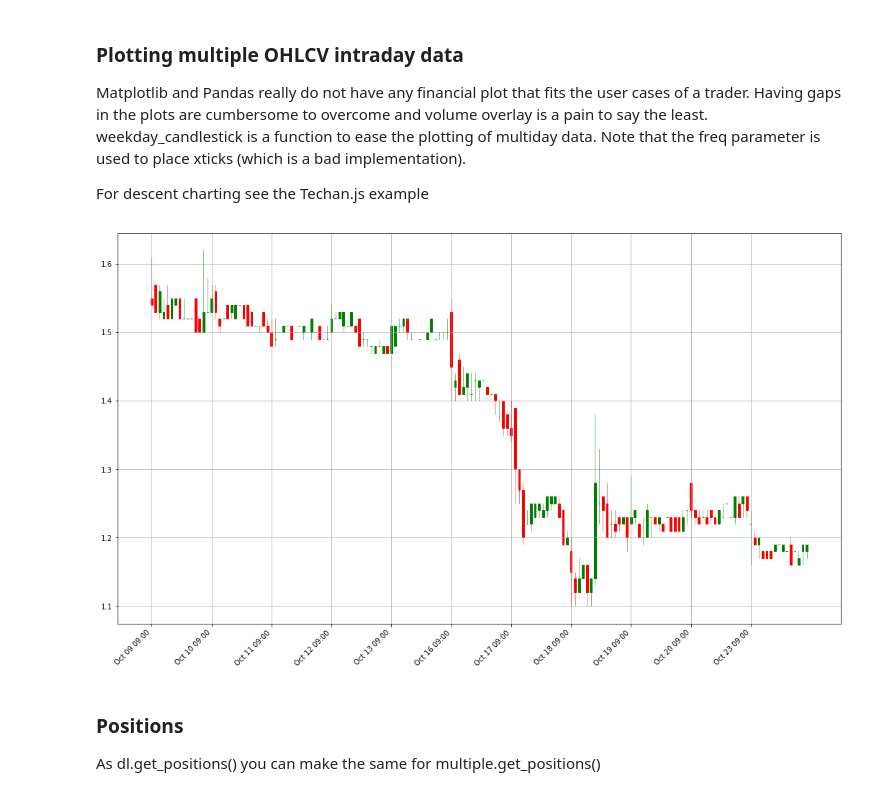
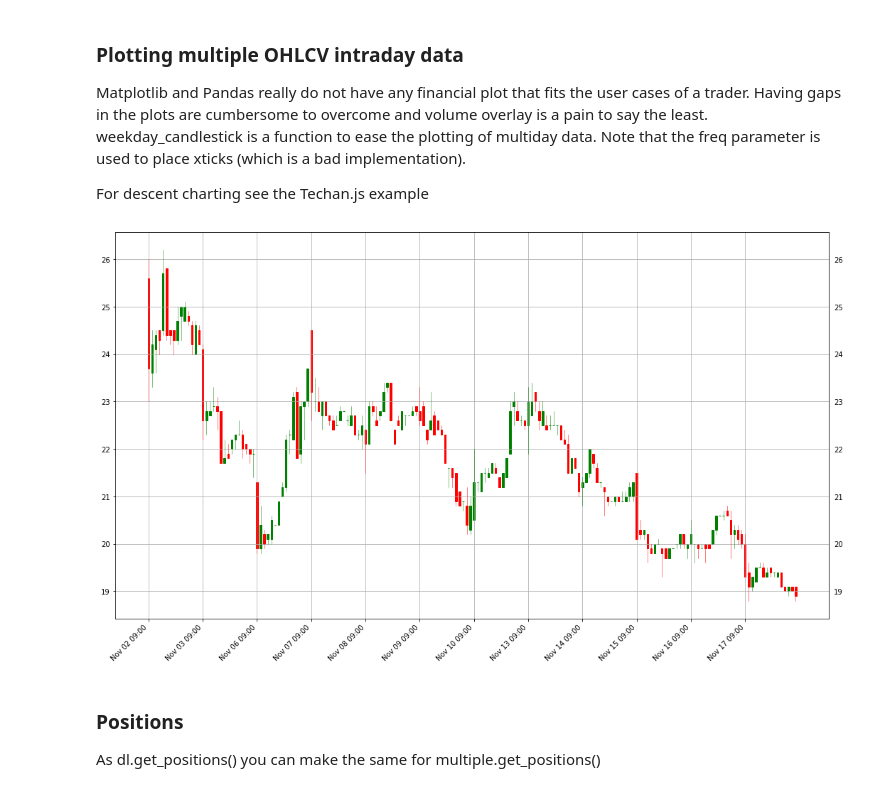
Before and after one commit to ntftrader/ntfdl, a Jupyter notebook: examples/notebooks/Multiple days of intraday data.ipynb, the cells around one changed output. Drawn from its saved outputs; the diff is of its cells as text; code cells hidden in the pictures.

```diff
--- a/examples/notebooks/Multiple days of intraday data.ipynb
+++ b/examples/notebooks/Multiple days of intraday data.ipynb
@@ -13,5 +14,5 @@ from matplotlib.finance import candlestick_ohlc
 # %%
-# Instantiate multi with instrument African Petroleum from Oslo Axcess
-apcl = multi('APCL', exchange='OAX')
+# Instantiate multi with instrument FOE from Oslo exchange (OSS)
+foe = multi('FOE', exchange='OSE')
 # %% [markdown]
 Multi just calls dl.get_trades() and merges the data. Netfonds makes 20 days including today available, hence some days are not trading days (weekends, holidays) and the number of days might be less than expected.
@@ -28,0 +19,5 @@ plt.grid()
+# %%
+# Make a timerange from to
+end = datetime.now() #Today
+start = end - timedelta(days=20) #20 days ago
+trades = foe.get_trades(start, end)
@@ -75,24 +93,30 @@ def weekday_candlestick(ohlc_data, ax, fmt='%b %d', freq=7, **kwargs):
     ax.set_xticks(ndays[::freq])
     ax.set_xticklabels(date_strings[::freq], rotation=45, ha='right')
     #ax.set_xlim(ndays.min(), ndays.max())
+
+    # Adding axis right hand side
+    ax.tick_params(labeltop=False, labelright=True)
+
     # Show grid
     plt.grid()
     plt.show()
 # %%
 # Get data
-ohlcv = apcl.get_ohlcv('20170801','20171023', '30min')
+ohlcv = foe.get_ohlcv(start, end, '30min')
 
 fig, ax = plt.subplots(ncols=1)
 
 # Calculate frequency, assumes all days are same number.
 # Note that spacing of xtick can be borked if not.
 freq = ohlcv[ohlcv.time > ohlcv["time"].map(lambda t: t.date()).unique()[-1]].shape[0]
 
 weekday_candlestick(ohlcv, ax=ax, fmt='%b %d %H:%M', freq=freq, width=0.5, colorup='g', colordown='r')
 
+
+
 fig.tight_layout()
 # %% [output]
-[figure, old version]
+[figure, new version]
 # %% [markdown]
 ### Positions
 As dl.get_positions() you can make the same for multiple.get_positions()
```
Also changed, not shown: parts of 11 cells of this notebook, 2 other files.
